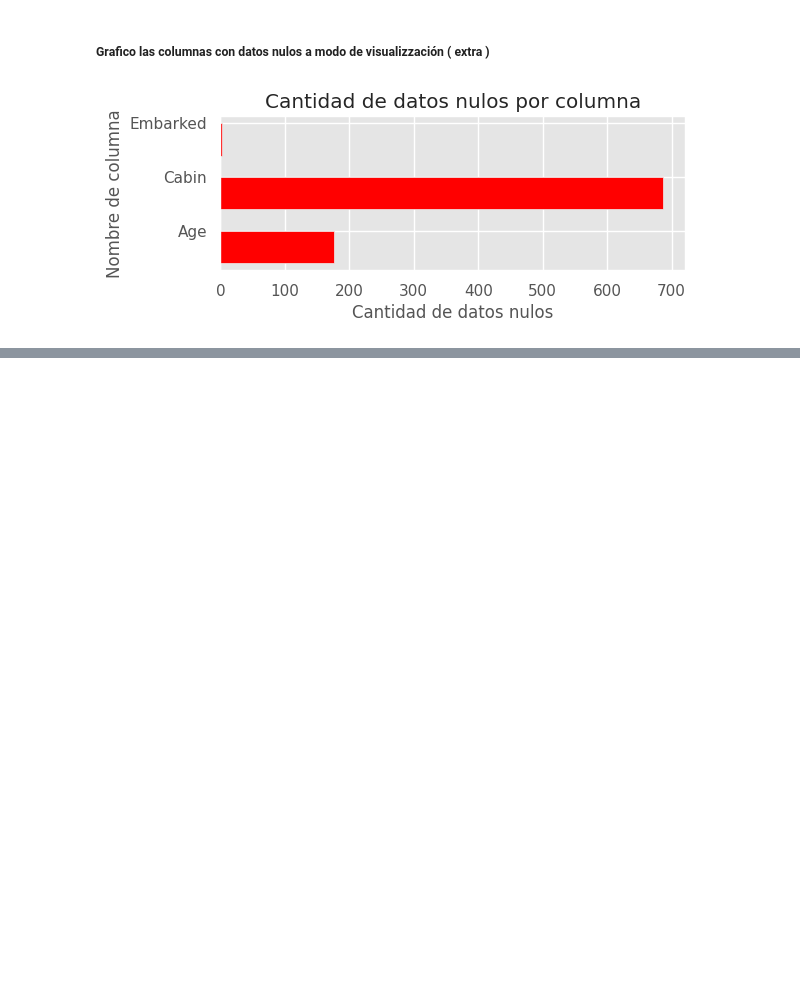
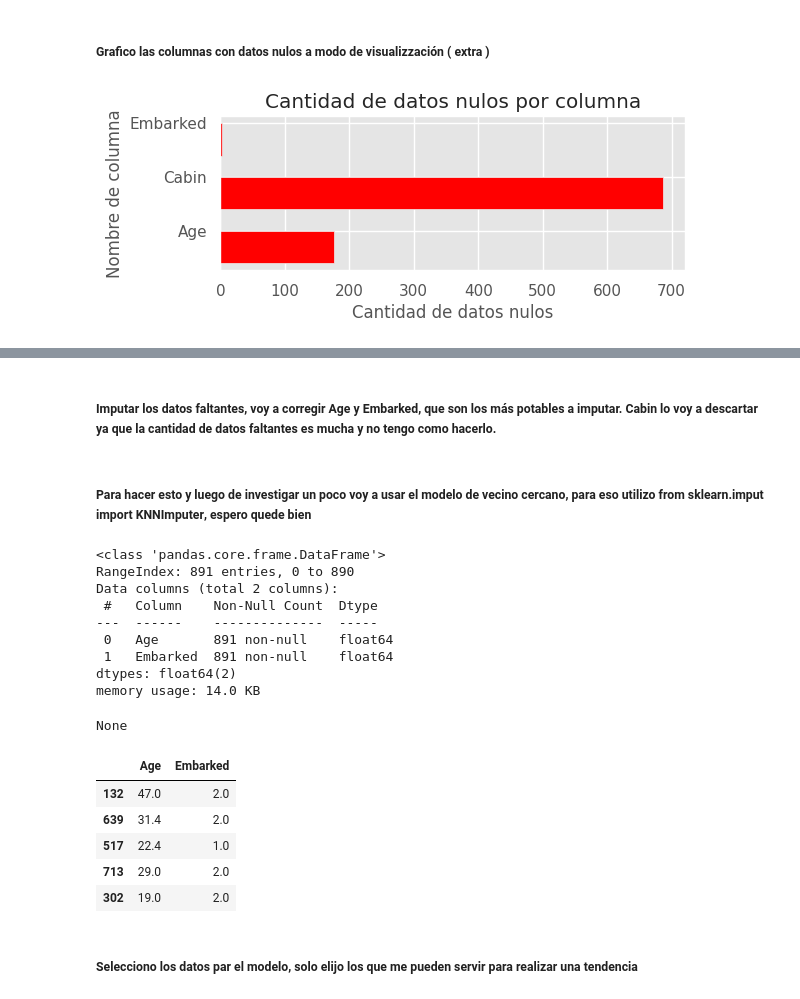
Before and after one commit to joluva/machinelearning, a Jupyter notebook: API_2_Vasquez_Jorge_Luis.ipynb, the cells around one changed output, grey strips where cells are left out. Cells and saved outputs as stored; diff of their text form; code cells hidden in the pictures; blank space fills up the shorter version.

Commit message:
Actualizo API-2, datos limpios y seleccionados antes de realizar el entrenamiento

```diff
--- a/API_2_Vasquez_Jorge_Luis.ipynb
+++ b/API_2_Vasquez_Jorge_Luis.ipynb
@@ -163,0 +166,11 @@ plt.show()
+# %%
+# Uso LabelEncoder para convertir las variables categóricas en numéricas
+from sklearn.preprocessing import LabelEncoder
+
+pre_columns = ["Sex", "Embarked"]
+for col in pre_columns:
+    encoder = LabelEncoder()
+    train[col] = encoder.fit_transform(train[col].astype(str))
+
+# check train
+train.info()
@@ -163,0 +197,33 @@ plt.show()
+# %% [markdown]
+##### Imputar los datos faltantes, voy a corregir Age y Embarked, que son los más potables a imputar. Cabin lo voy a descartar ya que la cantidad de datos faltantes es mucha y no tengo como hacerlo.
+# %% [markdown]
+##### Para hacer esto y luego de investigar un poco voy a usar el modelo de vecino cercano, para eso utilizo **from sklearn.imput import KNNImputer**, espero quede bien
+# %%
+# uso el modelo de vecino cercano KNN para imputar
+from sklearn.impute import KNNImputer
+imputer_columns = ["Age", "Embarked"]
+imputer = KNNImputer(n_neighbors=5, weights="uniform")
+train[imputer_columns] = imputer.fit_transform(train[imputer_columns])
+# %%
+# nuestro la informacion luego de la imputacion
+display(train[imputer_columns].info())
+display(train[imputer_columns].sample(5))
+# %% [output]
+<class 'pandas.core.frame.DataFrame'>
+RangeIndex: 891 entries, 0 to 890
+Data columns (total 2 columns):
+ #   Column    Non-Null Count  Dtype
+---  ------    --------------  -----
+ 0   Age       891 non-null    float64
+ 1   Embarked  891 non-null    float64
+dtypes: float64(2)
+memory usage: 14.0 KB
+None
+|  | Age | Embarked |
+| 132 | 47.0 | 2.0 |
+| 639 | 31.4 | 2.0 |
+| 517 | 22.4 | 1.0 |
+| 713 | 29.0 | 2.0 |
+| 302 | 19.0 | 2.0 |
+# %% [markdown]
+##### Selecciono los datos par el modelo, solo elijo los que me pueden servir para realizar una tendencia
```
Also changed, not shown: parts of 3 cells of this notebook.
